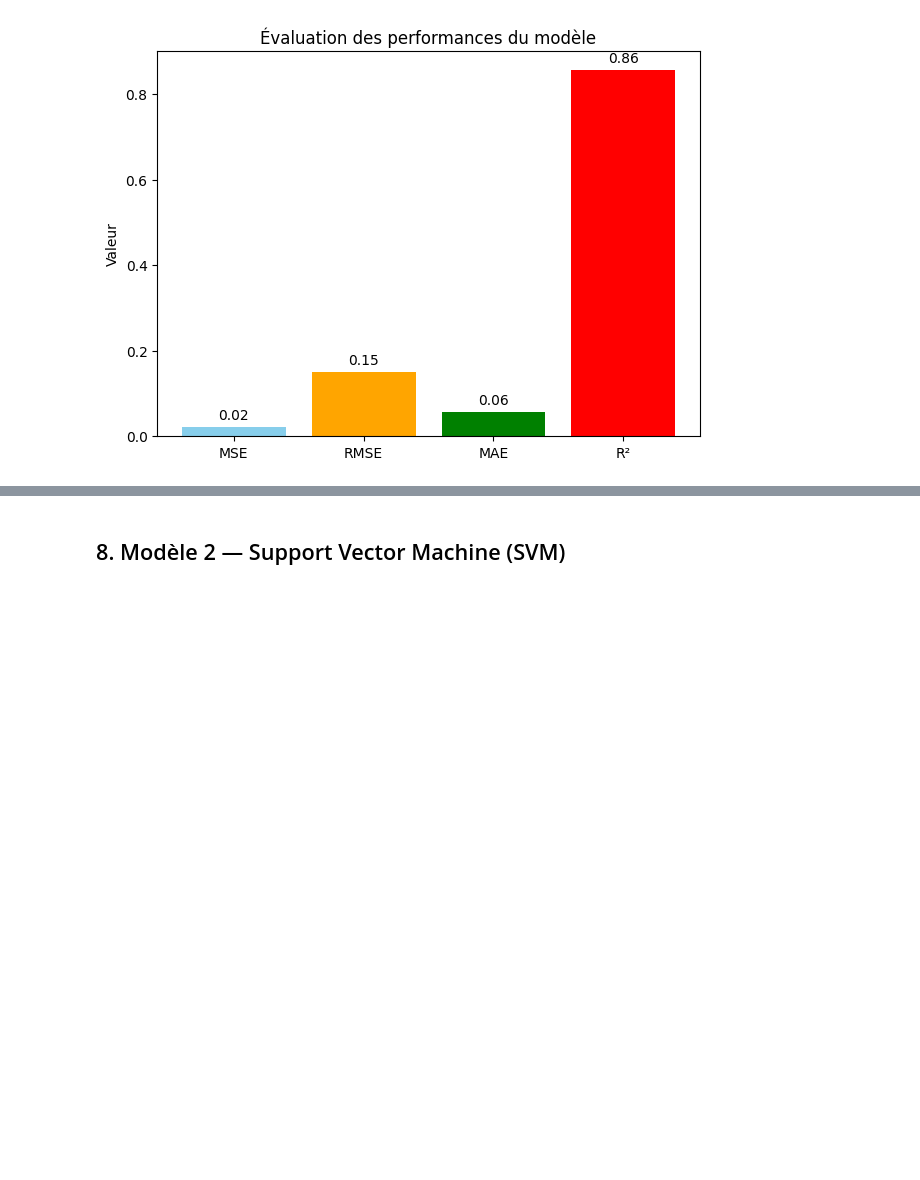
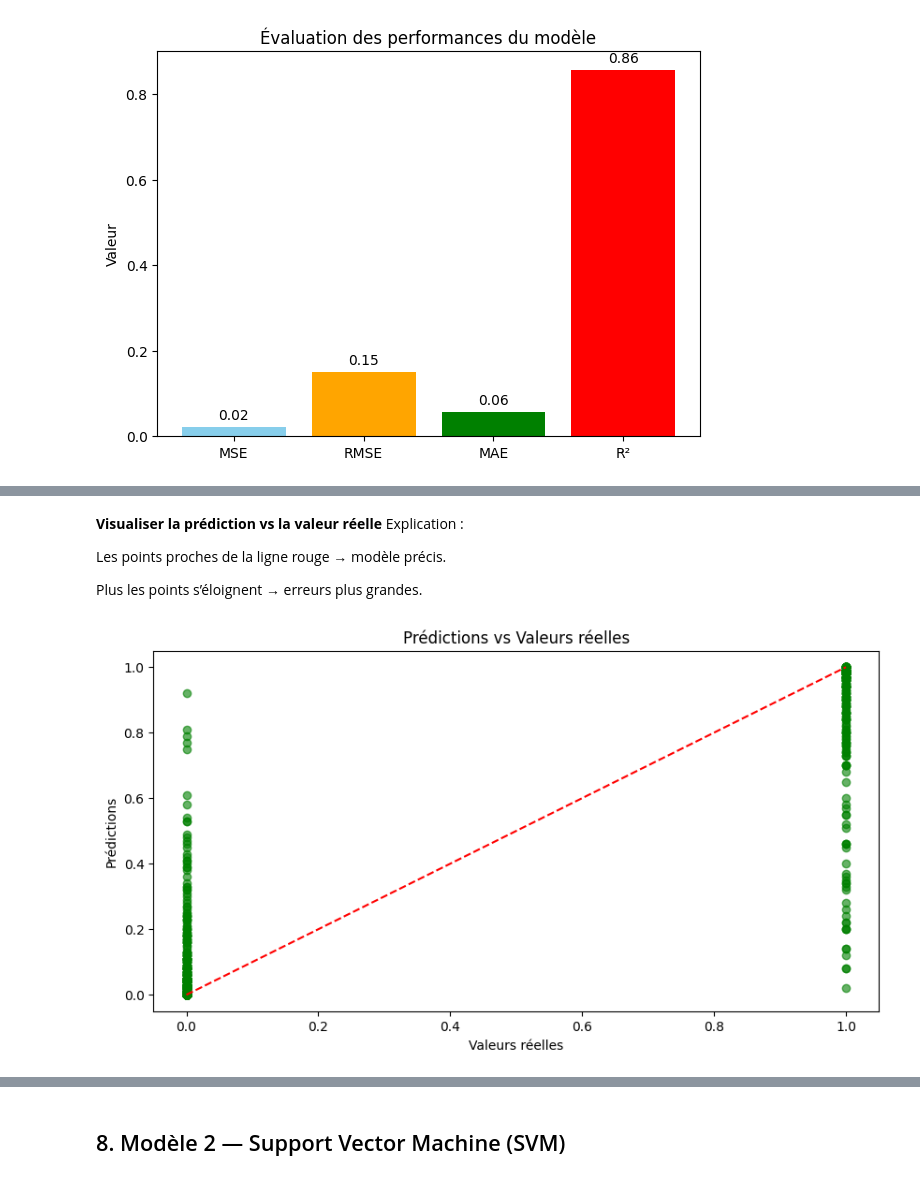
Before and after one commit to Fadila04/classification-IA, a Jupyter notebook: projet-ml-youtube-trending-68b010e7b5bc2532236423.ipynb, the cells around one changed output, grey strips where cells are left out. Saved outputs shown, nothing was run; the diff lists cells and outputs as text; code cells hidden in the pictures; blank space fills up the shorter version.

```diff
--- a/projet-ml-youtube-trending-68b010e7b5bc2532236423.ipynb
+++ b/projet-ml-youtube-trending-68b010e7b5bc2532236423.ipynb
@@ -533,0 +559,17 @@ plt.show()
+# %% [markdown]
+**Visualiser la prédiction vs la valeur réelle**
+Explication :
+
+Les points proches de la ligne rouge → modèle précis.
+
+Plus les points s’éloignent → erreurs plus grandes.
+# %%
+plt.figure(figsize=(10,5))
+plt.scatter(y_test, y_pred_proba, alpha=0.6, color='green')
+plt.plot([0,1],[0,1], 'r--')  # ligne parfaite y = x
+plt.title("Prédictions vs Valeurs réelles")
+plt.xlabel("Valeurs réelles")
+plt.ylabel("Prédictions")
+plt.show()
+# %% [output]
+[figure, added]
```
Also changed, not shown: parts of 4 cells of this notebook.
